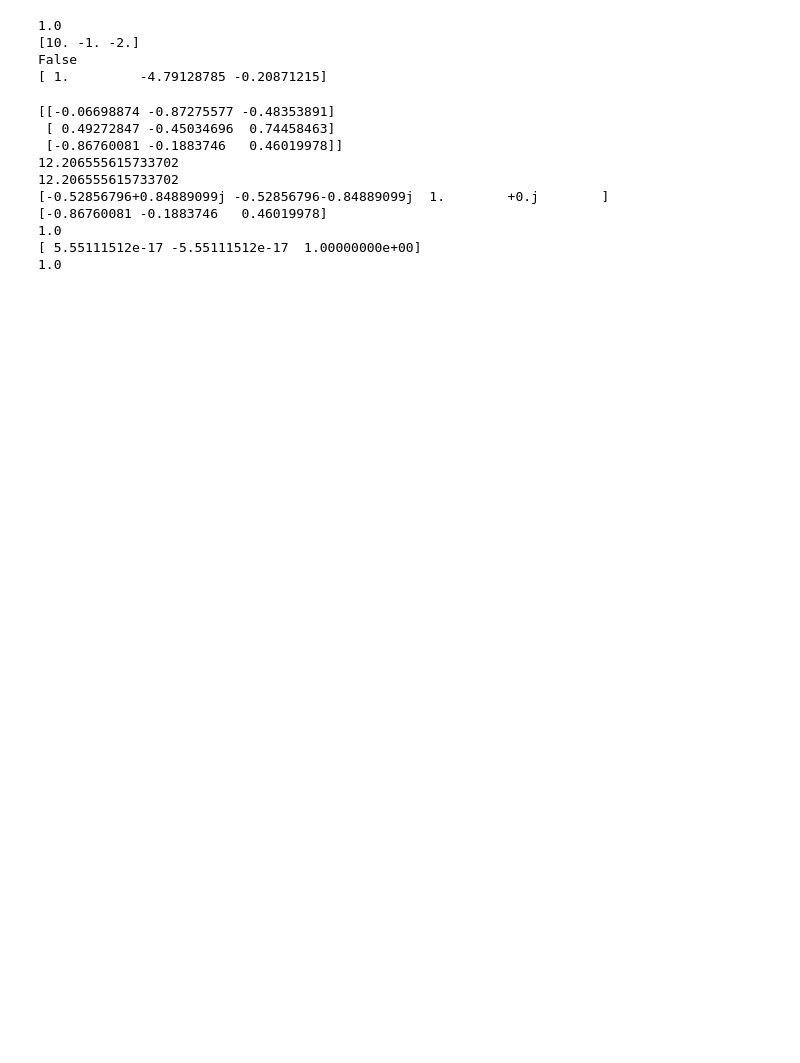
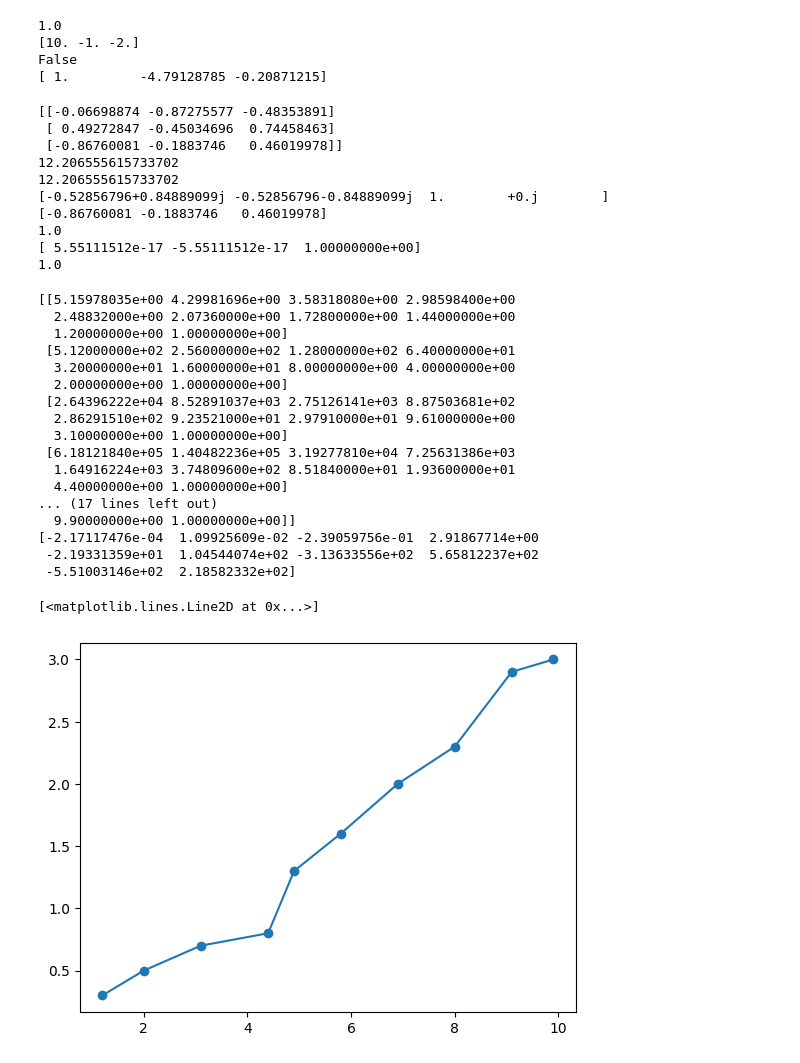
Before and after one commit to Preenis4/PROGNUM-repo, a Jupyter notebook: Task7/Untitled.ipynb, the cells around one changed output. Drawn from its saved outputs; the diff is of its cells as text; code cells hidden in the pictures; blank space fills up the shorter version.

```diff
--- a/Task7/Untitled.ipynb
+++ b/Task7/Untitled.ipynb
@@ -67,10 +67,48 @@ print(la.norm(epole))
 1.0
 # %%
 #7.5
+import numpy as np
+from numpy import linalg as la
+import matplotlib.pyplot as plt
 
 x = np.array([1.2, 2.0, 3.1, 4.4, 4.9, 5.8, 6.9, 8.0, 9.1, 9.9])
 y = np.array([0.3, 0.5, 0.7, 0.8, 1.3, 1.6, 2.0, 2.3, 2.9, 3.0])
 
 
-poly = []
-for i in range(len(x)):
+n = len(x)
+A = np.zeros((n, n))
+for i in range(n):
+    for j in range(n):
+        A[i, j] = x[i] ** (n - 1 - j)
+
+A = np.array(A)
+poly = np.reshape(A, (len(x),len(x)))
+print(A)
+ans = la.solve(A, y)
+print(ans)
+
+def formula(arr):
+    return ans[0]*(arr**9) + ans[1]*(arr**8) +  ans[2]*(arr**7) + ans[3]*(arr**6) + ans[4]*(arr**5) + ans[5]*(arr**4) + ans[6]*(arr**3) + ans[7]*arr**2 + ans[8]*arr + ans[9]
+
+plt.scatter(x, y)
+plt.plot(x, formula(x))
+# %% [output]
+[[5.15978035e+00 4.29981696e+00 3.58318080e+00 2.98598400e+00
+  2.48832000e+00 2.07360000e+00 1.72800000e+00 1.44000000e+00
+  1.20000000e+00 1.00000000e+00]
+ [5.12000000e+02 2.56000000e+02 1.28000000e+02 6.40000000e+01
+  3.20000000e+01 1.60000000e+01 8.00000000e+00 4.00000000e+00
+  2.00000000e+00 1.00000000e+00]
+ [2.64396222e+04 8.52891037e+03 2.75126141e+03 8.87503681e+02
+  2.86291510e+02 9.23521000e+01 2.97910000e+01 9.61000000e+00
+  3.10000000e+00 1.00000000e+00]
+ [6.18121840e+05 1.40482236e+05 3.19277810e+04 7.25631386e+03
+  1.64916224e+03 3.74809600e+02 8.51840000e+01 1.93600000e+01
+  4.40000000e+00 1.00000000e+00]
+... (17 lines left out)
+  9.90000000e+00 1.00000000e+00]]
+[-2.17117476e-04  1.09925609e-02 -2.39059756e-01  2.91867714e+00
+ -2.19331359e+01  1.04544074e+02 -3.13633556e+02  5.65812237e+02
+ -5.51003146e+02  2.18582332e+02]
+[<matplotlib.lines.Line2D at 0x...>]
+[figure, added]
```
Also changed, not shown: parts of 1 cell of this notebook, 2 other files.
